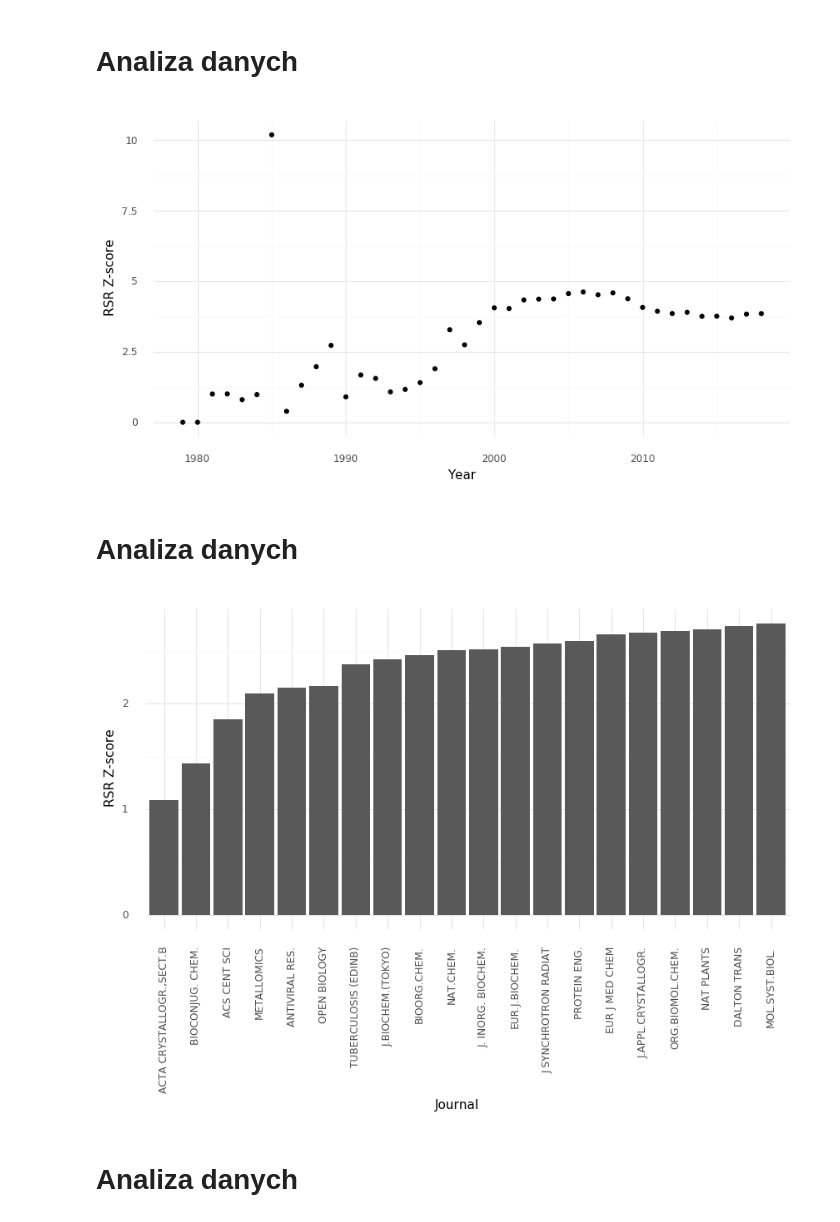
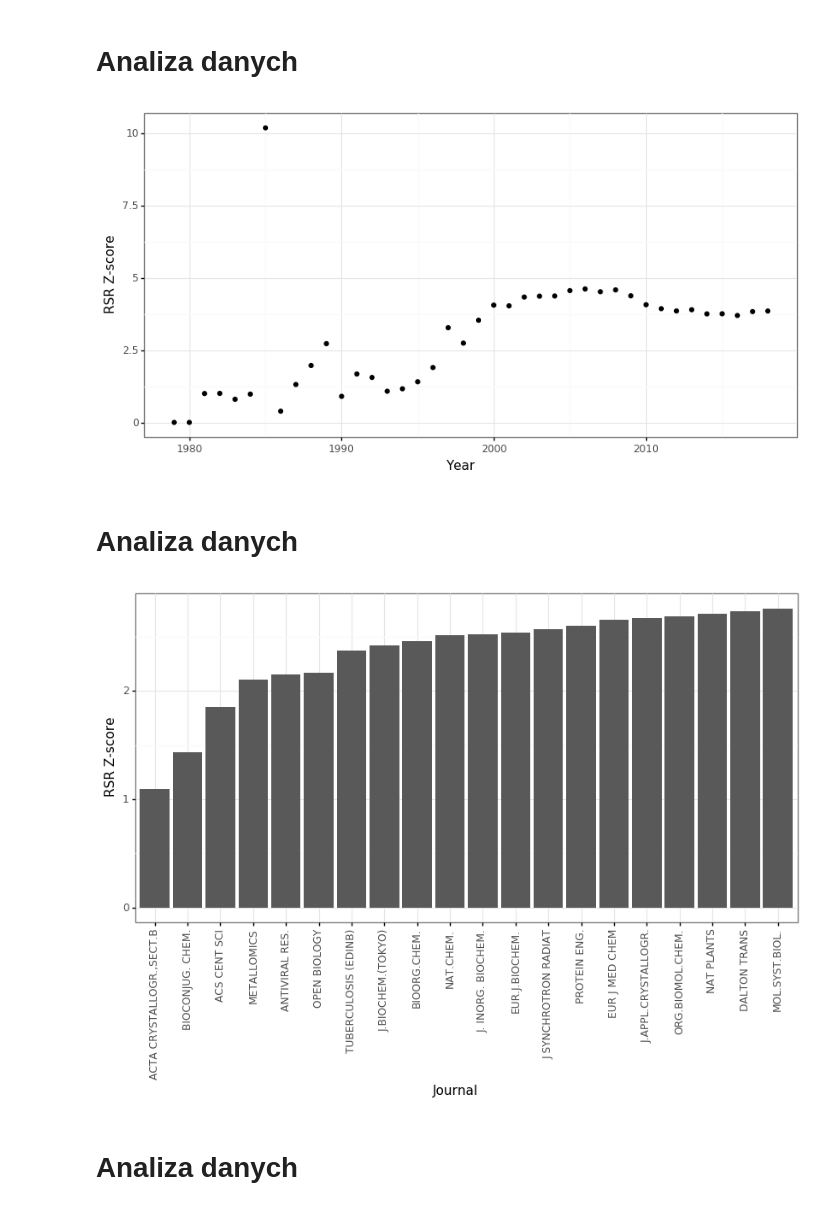
Before and after one commit to dabrze/cbb_reproducibility, a Jupyter notebook: Reproducible research.ipynb, the cells around one changed output. Saved outputs shown, nothing was run; the diff lists cells and outputs as text; code cells hidden in the pictures.

```diff
--- a/Reproducible research.ipynb
+++ b/Reproducible research.ipynb
@@ -390,24 +391,24 @@ Analiza danych
 =============
 # %%
 year_df = merged_df.groupby(['Year'], as_index=False).mean()
-(ggplot(year_df, aes(x="Year", y="RSR Z-score")) + geom_point() + theme_minimal()).draw();
+(ggplot(year_df, aes(x="Year", y="RSR Z-score")) + geom_point() + theme_bw()).draw();
 # %% [output]
-[figure, old version]
+[figure, new version]
 # %% [markdown]
 Analiza danych
 =============
 # %%
 venue_count_df = merged_df.groupby(['Journal'], as_index=False).size()
 popular_venues = venue_count_df[venue_count_df >= 20].index
 venue_df = merged_df.loc[merged_df.Journal.isin(popular_venues), :].groupby(['Journal'], as_index=False).mean()
 
 top_ten = venue_df.sort_values(by="RSR Z-score", ascending=True).head(20)
 top_ten['Journal'] = pd.Categorical(top_ten['Journal'], categories=top_ten.Journal)
 
 (ggplot(top_ten, aes(x="Journal", y="RSR Z-score")) + geom_bar(stat="identity")
-    + theme_minimal() + theme(axis_text_x = element_text(angle = 90))).draw();
+    + theme_bw() + theme(axis_text_x = element_text(angle = 90))).draw();
 # %% [output]
-[figure, old version]
+[figure, new version]
 # %% [markdown]
 Analiza danych
 =============
```
Also changed, not shown: parts of 16 cells of this notebook.
